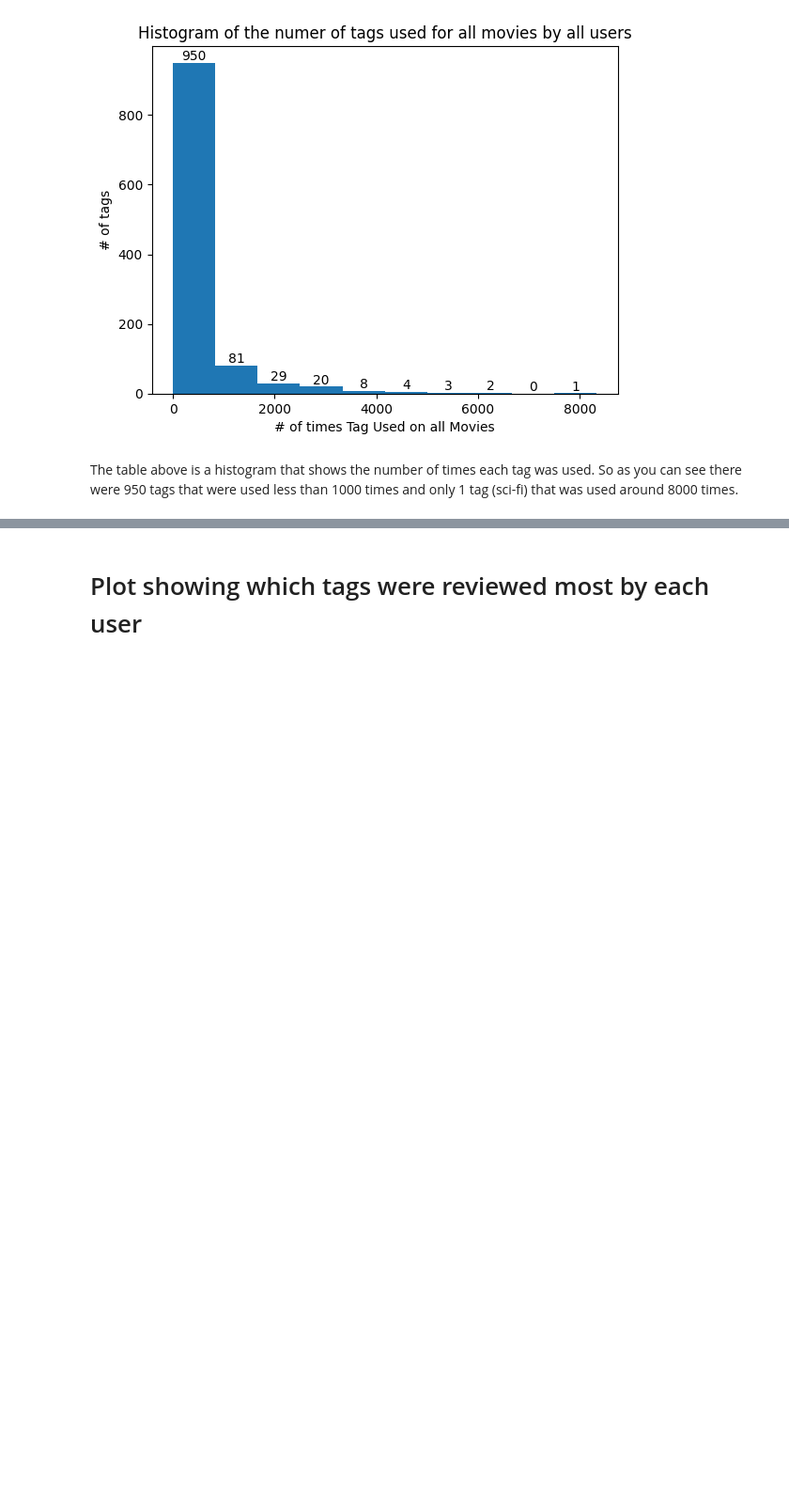
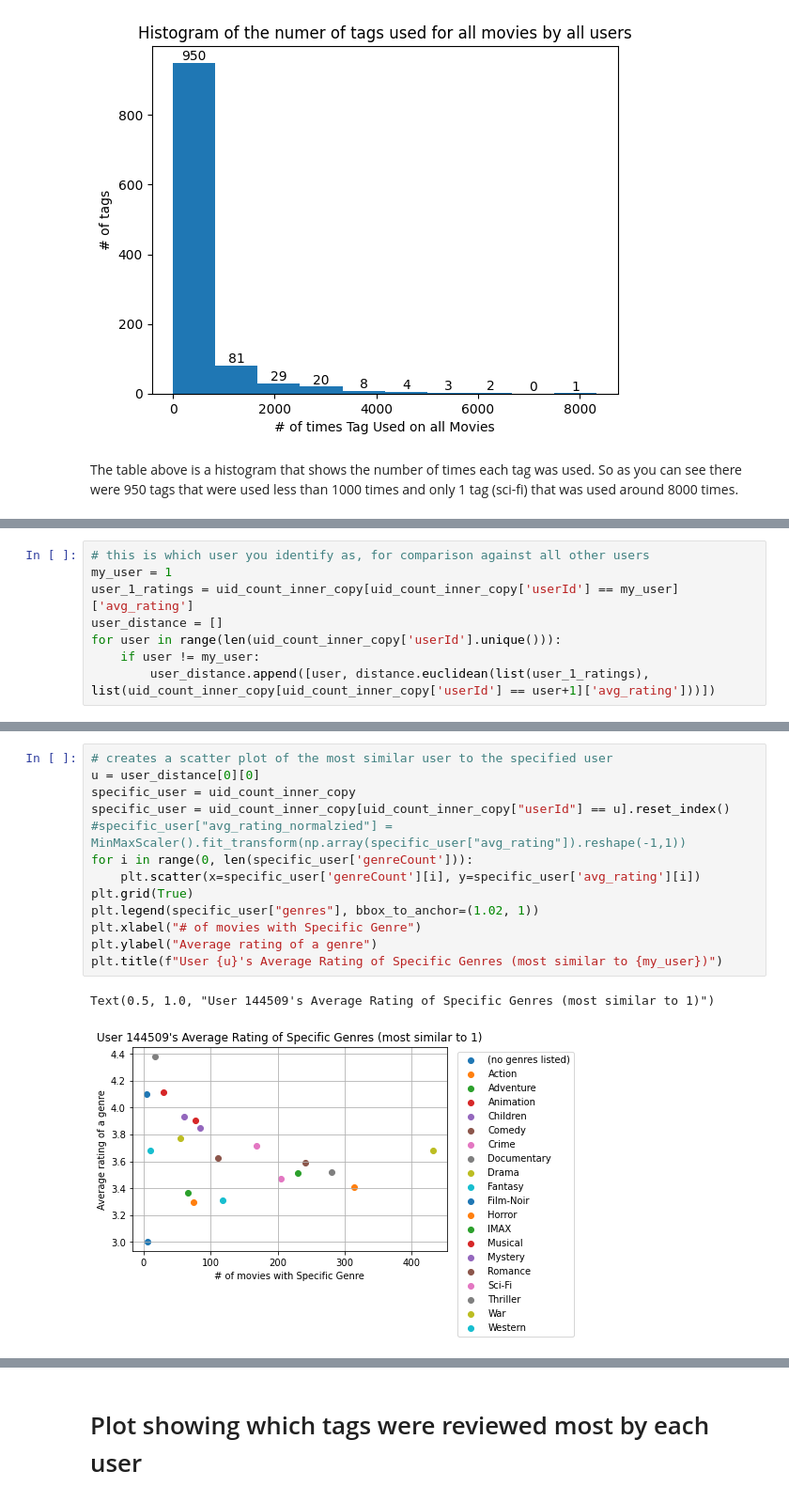
Before and after one commit to rkbhkp/Movie-Recomendation-with-ML, a Jupyter notebook: Milestone_3.ipynb, the cells around one changed output, grey strips where cells are left out. Shown at 94% size. Saved outputs shown, nothing was run; the diff lists cells and outputs as text; blank space fills up the shorter version.

```diff
--- a/Milestone_3.ipynb
+++ b/Milestone_3.ipynb
@@ -436,0 +517,8 @@ The table above is a histogram that shows the number of times each tag was used.
+# %%
+# this is which user you identify as, for comparison against all other users
+my_user = 1
+user_1_ratings = uid_count_inner_copy[uid_count_inner_copy['userId'] == my_user]['avg_rating']
+user_distance = []
+for user in range(len(uid_count_inner_copy['userId'].unique())):
+    if user != my_user:
+        user_distance.append([user, distance.euclidean(list(user_1_ratings), list(uid_count_inner_copy[uid_count_inner_copy['userId'] == user+1]['avg_rating']))])
@@ -436,0 +547,16 @@ The table above is a histogram that shows the number of times each tag was used.
+# %%
+# creates a scatter plot of the most similar user to the specified user
+u = user_distance[0][0]
+specific_user = uid_count_inner_copy
+specific_user = uid_count_inner_copy[uid_count_inner_copy["userId"] == u].reset_index()
+#specific_user["avg_rating_normalzied"] = MinMaxScaler().fit_transform(np.array(specific_user["avg_rating"]).reshape(-1,1))
+for i in range(0, len(specific_user['genreCount'])):
+    plt.scatter(x=specific_user['genreCount'][i], y=specific_user['avg_rating'][i])
+plt.grid(True)
+plt.legend(specific_user["genres"], bbox_to_anchor=(1.02, 1))
+plt.xlabel("# of movies with Specific Genre")
+plt.ylabel("Average rating of a genre")
+plt.title(f"User {u}'s Average Rating of Specific Genres (most similar to {my_user})")
+# %% [output]
+Text(0.5, 1.0, "User 144509's Average Rating of Specific Genres (most similar to 1)")
+[figure, added]
```
Also changed, not shown: parts of 22 cells of this notebook.
